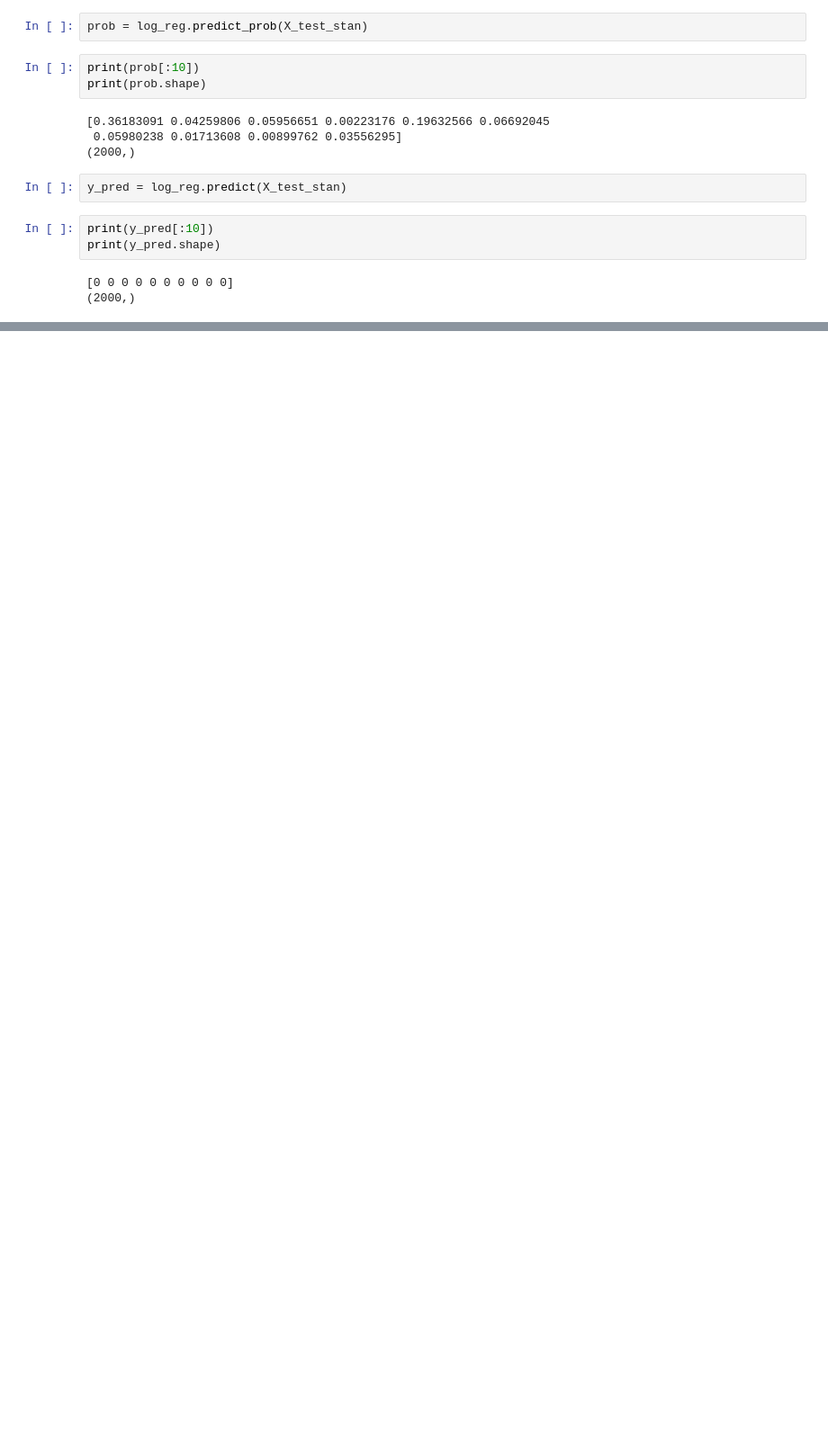
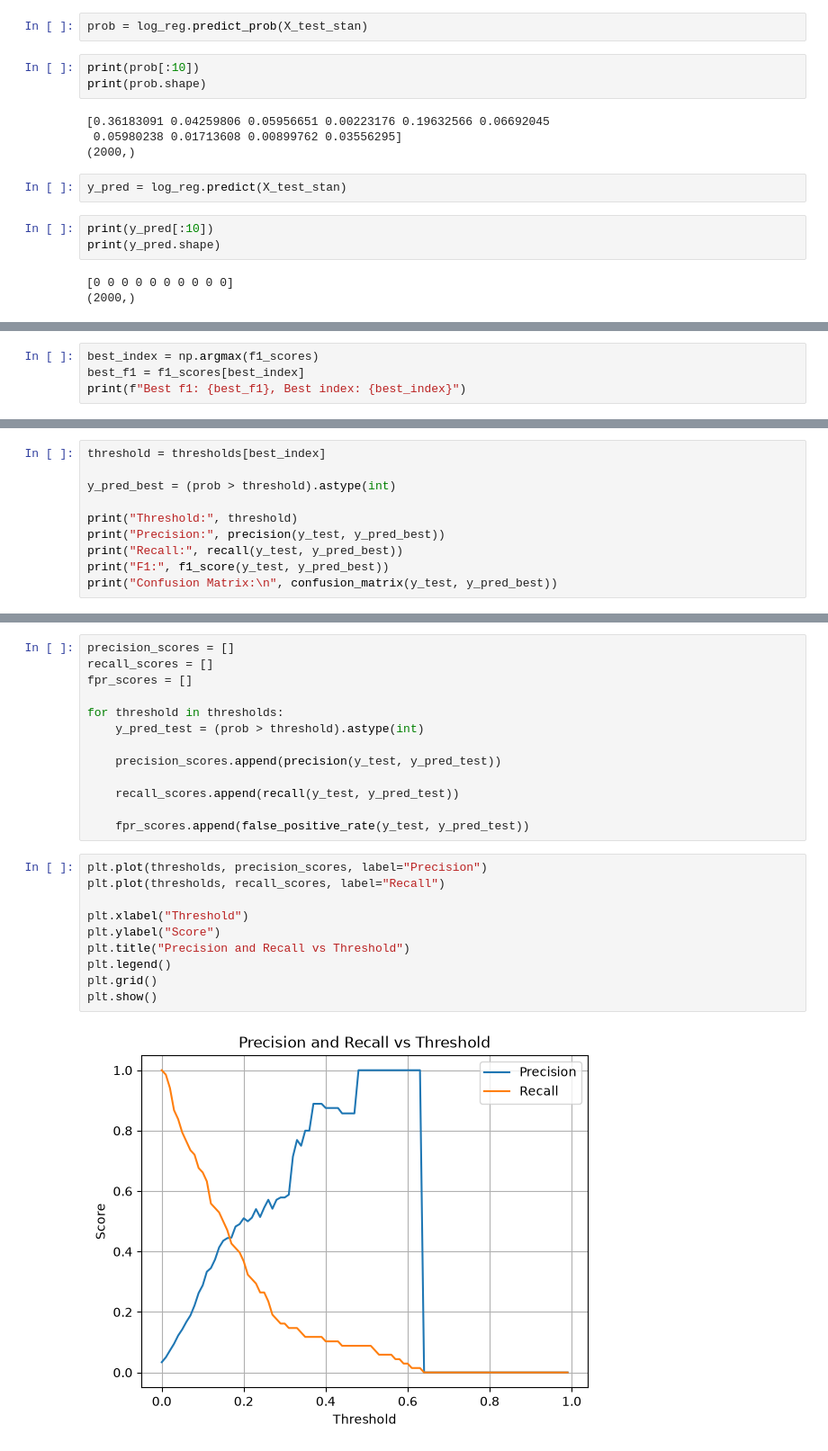
Before and after one commit to Keshi-cmd/Predictive-Maintenance, a Jupyter notebook: notebooks/02_baseline_models.ipynb, the cells around one changed output, grey strips where cells are left out. Shown at 90% size. Saved outputs shown, nothing was run; the diff lists cells and outputs as text; blank space fills up the shorter version.

```diff
--- a/notebooks/02_baseline_models.ipynb
+++ b/notebooks/02_baseline_models.ipynb
@@ -101,0 +152,4 @@ print(y_pred.shape)
+# %%
+best_index = np.argmax(f1_scores)
+best_f1 = f1_scores[best_index]
+print(f"Best f1: {best_f1}, Best index: {best_index}")
@@ -101,0 +158,10 @@ print(y_pred.shape)
+# %%
+threshold = thresholds[best_index]
+
+y_pred_best = (prob > threshold).astype(int)
+
+print("Threshold:", threshold)
+print("Precision:", precision(y_test, y_pred_best))
+print("Recall:", recall(y_test, y_pred_best))
+print("F1:", f1_score(y_test, y_pred_best))
+print("Confusion Matrix:\n", confusion_matrix(y_test, y_pred_best))
@@ -101,0 +185,25 @@ print(y_pred.shape)
+# %%
+precision_scores = []
+recall_scores = []
+fpr_scores = []
+
+for threshold in thresholds:
+    y_pred_test = (prob > threshold).astype(int)
+
+    precision_scores.append(precision(y_test, y_pred_test))
+
+    recall_scores.append(recall(y_test, y_pred_test))
+
+    fpr_scores.append(false_positive_rate(y_test, y_pred_test))
+# %%
+plt.plot(thresholds, precision_scores, label="Precision")
+plt.plot(thresholds, recall_scores, label="Recall")
+
+plt.xlabel("Threshold")
+plt.ylabel("Score")
+plt.title("Precision and Recall vs Threshold")
+plt.legend()
+plt.grid()
+plt.show()
+# %% [output]
+[figure, added]
```
Also changed, not shown: parts of 13 cells of this notebook, 3 other files.
